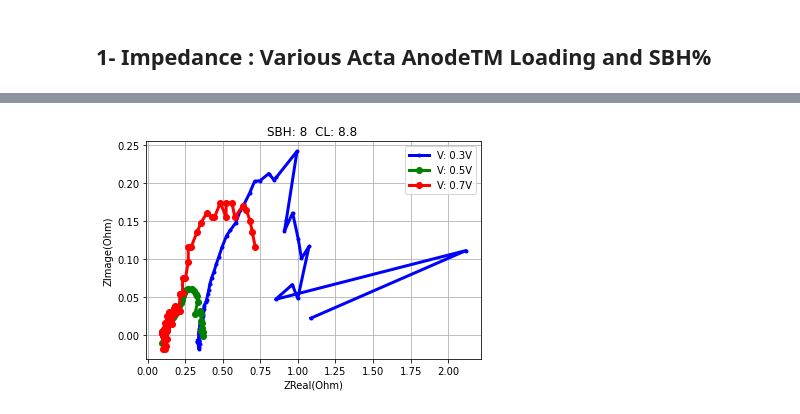
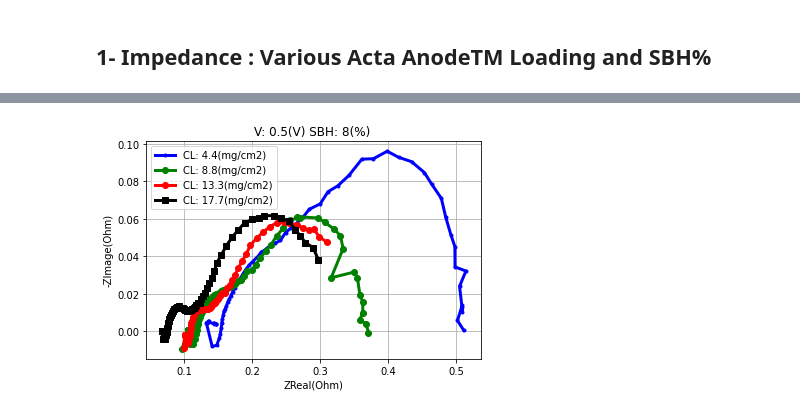
Before and after one commit to ECSIM/dbfc-dataset, a Jupyter notebook: Notebooks/Acta Catalyst.ipynb, the cells around one changed output, grey strips where cells are left out. Saved outputs shown, nothing was run; the diff lists cells and outputs as text; code cells hidden in the pictures.

Commit message:
add : voltage factor added to impedance_plot.

```diff
--- a/Notebooks/Acta Catalyst.ipynb
+++ b/Notebooks/Acta Catalyst.ipynb
@@ -18,4 +18,4 @@ impedance_plot(data, SBH=1, CL=4.4)
 # %%
-impedance_plot(data, SBH=8, CL=8.8)
+impedance_plot(data, SBH=8, V=0.5)
 # %% [output]
-[figure, old version]
+[figure, new version]
```
Also changed, not shown: parts of 2 cells of this notebook, 1 other file.
